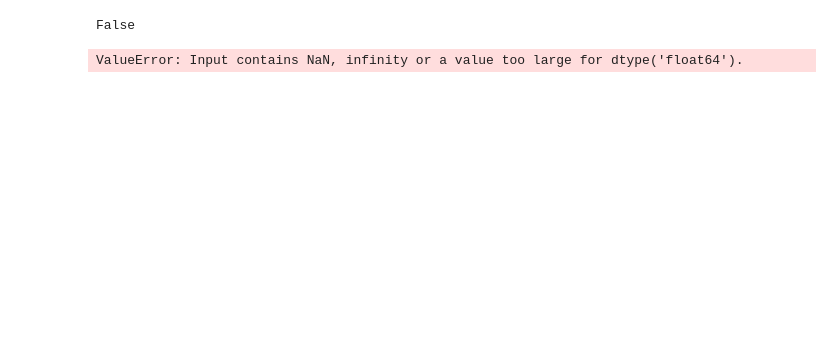
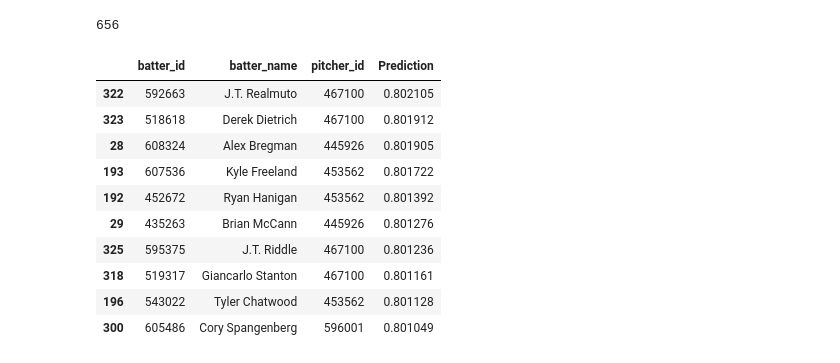
Before and after one commit to alexgreene/game-scout, a Jupyter notebook: bts/App Testing.ipynb, the cells around one changed output. Drawn from its saved outputs; the diff is of its cells as text; code cells hidden in the pictures; blank space fills up the shorter version.

```diff
--- a/bts/App Testing.ipynb
+++ b/bts/App Testing.ipynb
@@ -67,6 +68,7 @@ def createModel():
     data = data.drop('hist_H', 1)
 
     #data = (data - data.mean()) / (data.max() - data.min())
+    data = shuffle(data)
     y = labels
     x = data
 
@@ -104,6 +106,7 @@ def recentPitcherGame(pitcher_id):
     try:
         return cur.fetchall()[0]
     except:
+        return (0, 0, 0)
         print("Recent Pitcher Error: " + str(pitcher_id))
 # %%
 model, pitch_dummies, bat_dummies = createModel()
@@ -190,19 +199,35 @@ for matchup in matchups:
 # %%
 #np.any(np.isnan(model_input))
 #
-model_input = model_input.replace(np.inf, np.nan)
-np.all(np.isfinite(model_input))
+#model_input = model_input.replace(np.inf, np.nan)
+#np.all(np.isfinite(model_input))
+#np.isfinite(model_input).sum()
 #set(model_input.max())
+model_input = model_input.dropna()
+len(model_input)
 # %% [output]
-False
+656
 # %%
 pred = model.predict_proba(model_input)[:,1]
-# %% [output]
-ValueError: Input contains NaN, infinity or a value too large for dtype('float64').
 # %%
 players_df = pd.DataFrame(players)
 results = pd.concat([players_df, pd.DataFrame(pred, columns=['Prediction'])], axis=1)
 # %%
 results = results.sort_values(['Prediction'], ascending=False)
+# %%
+results['Prediction'] = results['Prediction'] + .30
+results[:10]
+# %% [output]
+|  | batter_id | batter_name | pitcher_id | Prediction |
+| 322 | 592663 | J.T. Realmuto | 467100 | 0.802105 |
+| 323 | 518618 | Derek Dietrich | 467100 | 0.801912 |
+| 28 | 608324 | Alex Bregman | 445926 | 0.801905 |
+| 193 | 607536 | Kyle Freeland | 453562 | 0.801722 |
+| 192 | 452672 | Ryan Hanigan | 453562 | 0.801392 |
+| 29 | 435263 | Brian McCann | 445926 | 0.801276 |
+| 325 | 595375 | J.T. Riddle | 467100 | 0.801236 |
+| 318 | 519317 | Giancarlo Stanton | 467100 | 0.801161 |
+| 196 | 543022 | Tyler Chatwood | 453562 | 0.801128 |
+| 300 | 605486 | Cory Spangenberg | 596001 | 0.801049 |
 # %%
 results[results['batter_name'] == 'Buster Posey']
```
Also changed, not shown: parts of 5 cells of this notebook, 5 other files.
